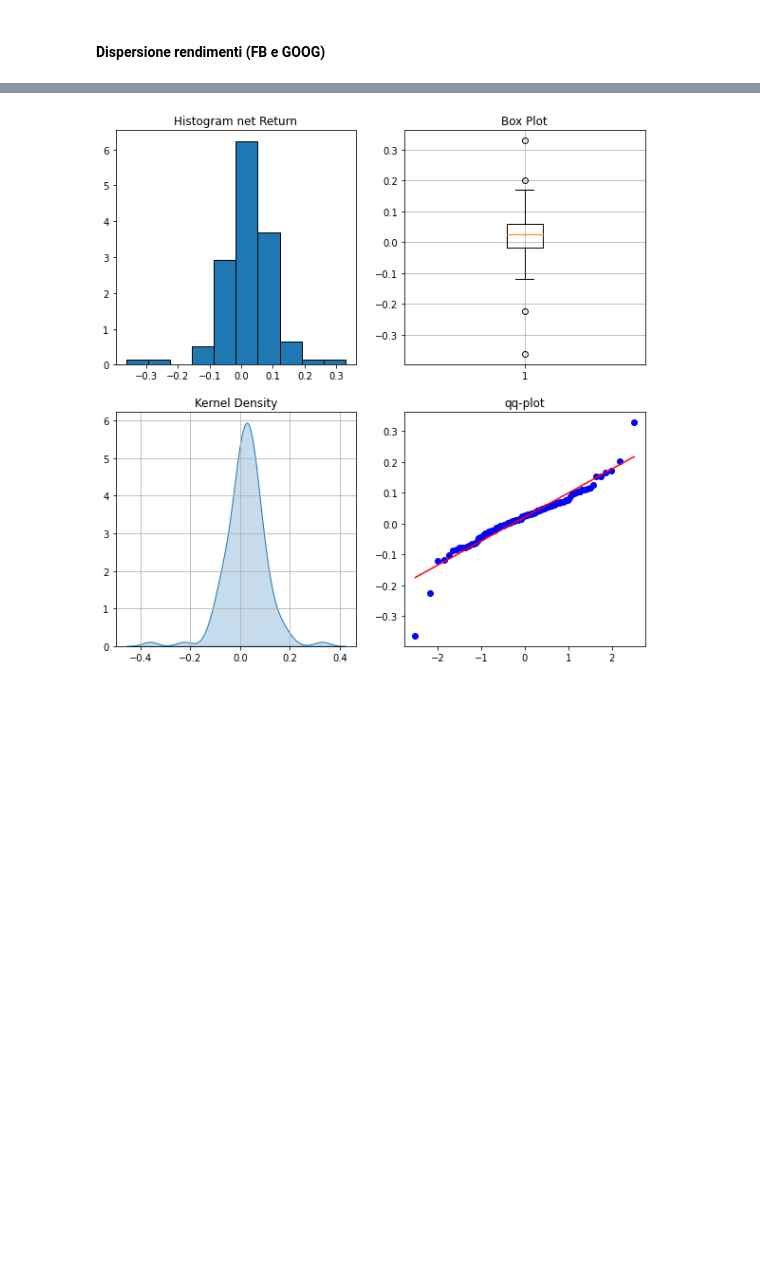
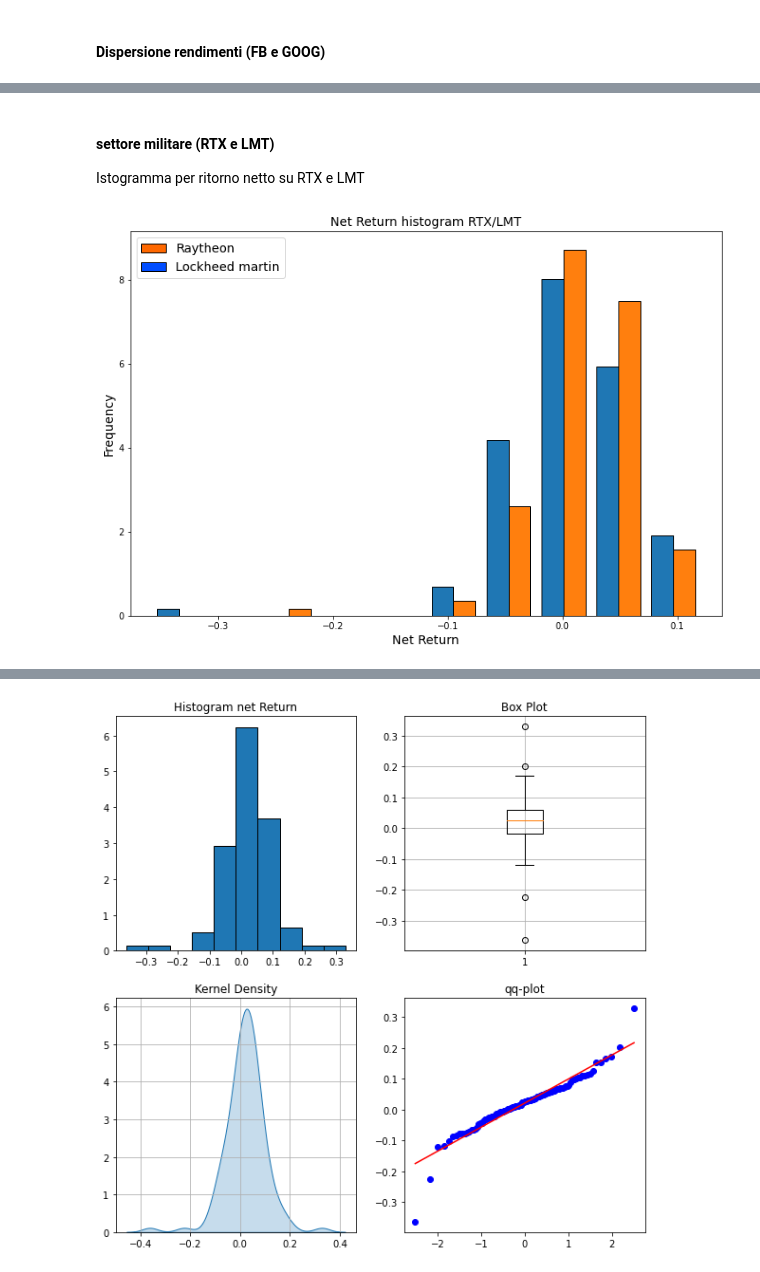
Before and after one commit to tommcamm/BISF-Project, a Jupyter notebook: python/Notebook del progetto.ipynb, the cells around one changed output, grey strips where cells are left out. Saved outputs shown, nothing was run; the diff lists cells and outputs as text; code cells hidden in the pictures; blank space fills up the shorter version.

```diff
--- a/python/Notebook del progetto.ipynb
+++ b/python/Notebook del progetto.ipynb
@@ -535,3 +538,25 @@ Deviazione Standard
 Rendimenti Netti Meta        0.080678
 Rendimenti Netti Alphabet    0.050795
 dtype: float64
+# %% [markdown]
+#### settore militare (RTX e LMT)
+
+Istogramma per ritorno netto su RTX e LMT
+# %%
+# Plot dell'istogramma dei rendimenti usando sempre matplotlib per RTX e LMT
+cmap = plt.get_cmap('jet')
+
+
+plt.figure(figsize=(12,8)) # hist non ha come argomento la grandezza della figura, workaround
+plt.hist(rendimenti_mil[["Rendimenti Netti Raytheon", "Rendimenti Netti Lockheed Martin"]], density=True, edgecolor='black')
+plt.title("Net Return histogram RTX/LMT", fontsize=14)
+t_labels=["Raytheon", "Lockheed martin"] # Nomi degli stock nella legenda
+t_handles=[Rectangle((0,0),1,1,color=cmap(0.8),ec="k"), Rectangle((0,0),1,1,color=cmap(0.2),ec="k")]
+plt.legend(t_handles, t_labels, loc='upper left', fontsize=14) # Creazione legenda con posizione alto a dx
+plt.xlabel("Net Return", fontsize=14)
+plt.ylabel("Frequency", fontsize=14)
+
+
+plt.show()
+# %% [output]
+[figure, added]
```
Also changed, not shown: parts of 24 cells of this notebook, 4 other files.
